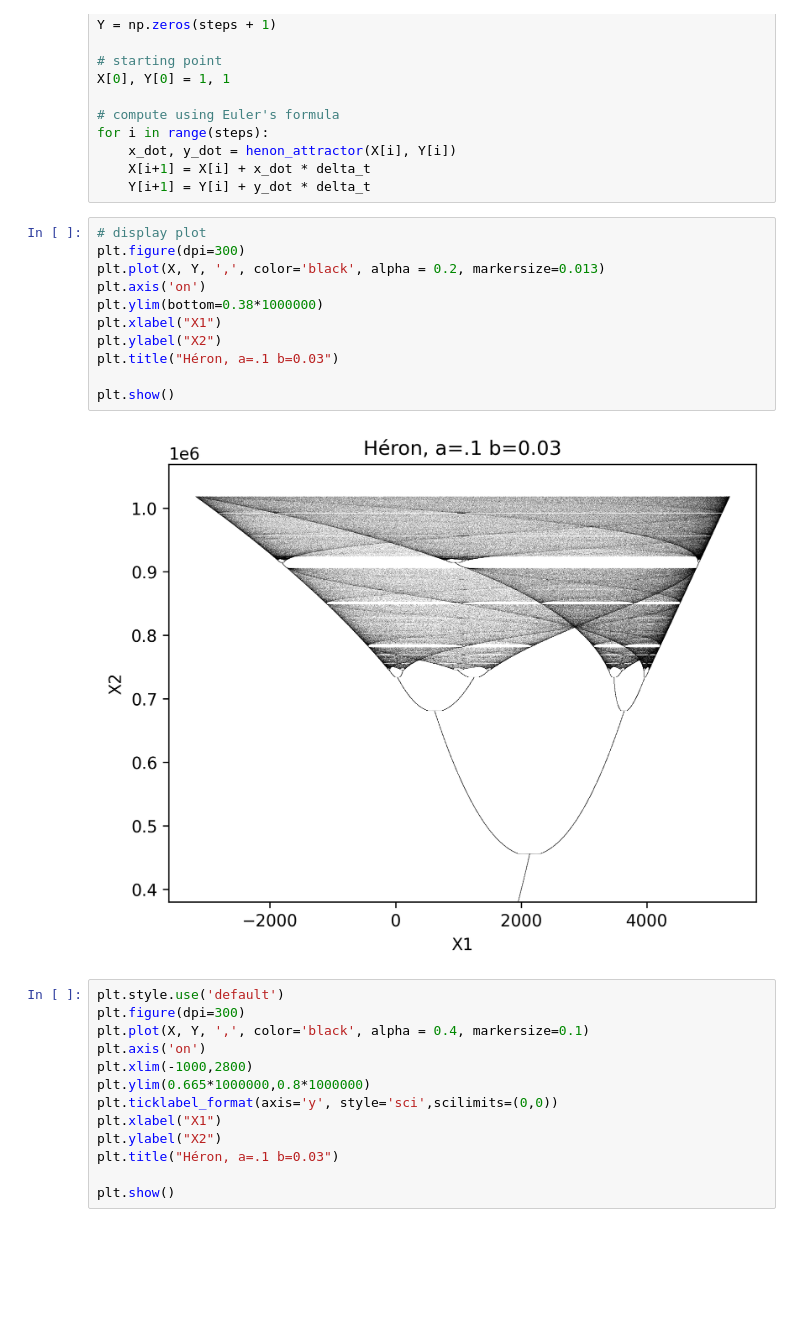
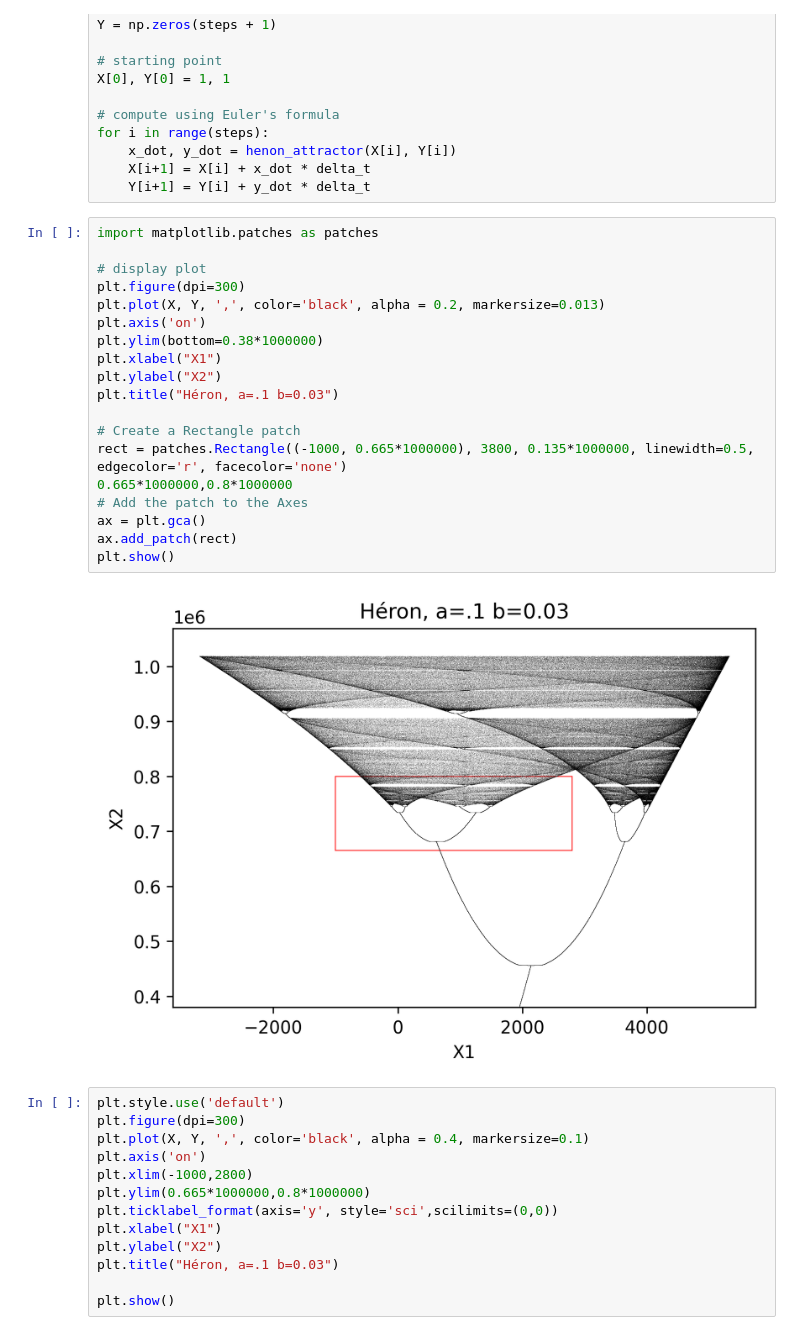
Before and after one commit to GastonRAraujo/Sistemas-discretos, a Jupyter notebook: MiniProyecto.ipynb, the cells around one changed output. Drawn from its saved outputs; the diff is of its cells as text; blank space fills up the shorter version.

```diff
--- a/MiniProyecto.ipynb
+++ b/MiniProyecto.ipynb
@@ -320,18 +320,26 @@ for i in range(steps):
 	X[i+1] = X[i] + x_dot * delta_t
 	Y[i+1] = Y[i] + y_dot * delta_t
 # %%
+import matplotlib.patches as patches
+
 # display plot
 plt.figure(dpi=300)
 plt.plot(X, Y, ',', color='black', alpha = 0.2, markersize=0.013)
 plt.axis('on')
 plt.ylim(bottom=0.38*1000000)
 plt.xlabel("X1")
 plt.ylabel("X2")
 plt.title("Héron, a=.1 b=0.03")
 
+# Create a Rectangle patch
+rect = patches.Rectangle((-1000, 0.665*1000000), 3800, 0.135*1000000, linewidth=0.5, edgecolor='r', facecolor='none')
+0.665*1000000,0.8*1000000
+# Add the patch to the Axes
+ax = plt.gca()
+ax.add_patch(rect)
 plt.show()
 # %% [output]
-[figure, old version]
+[figure, new version]
 # %%
 plt.style.use('default')
 plt.figure(dpi=300)
```
